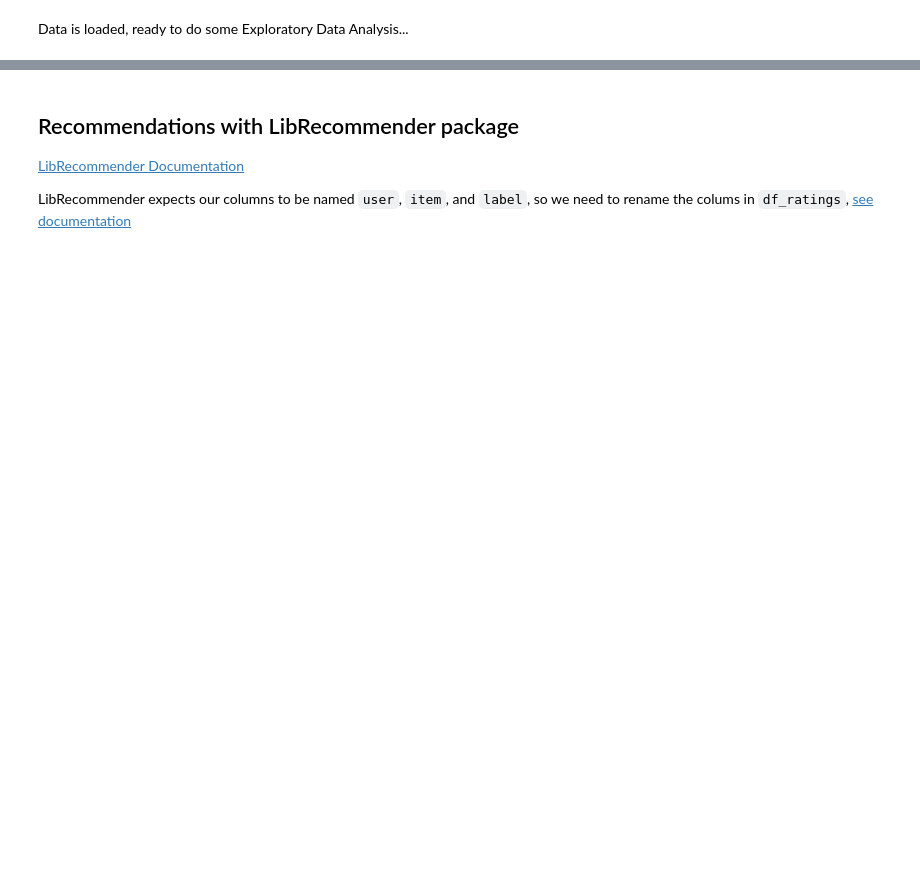
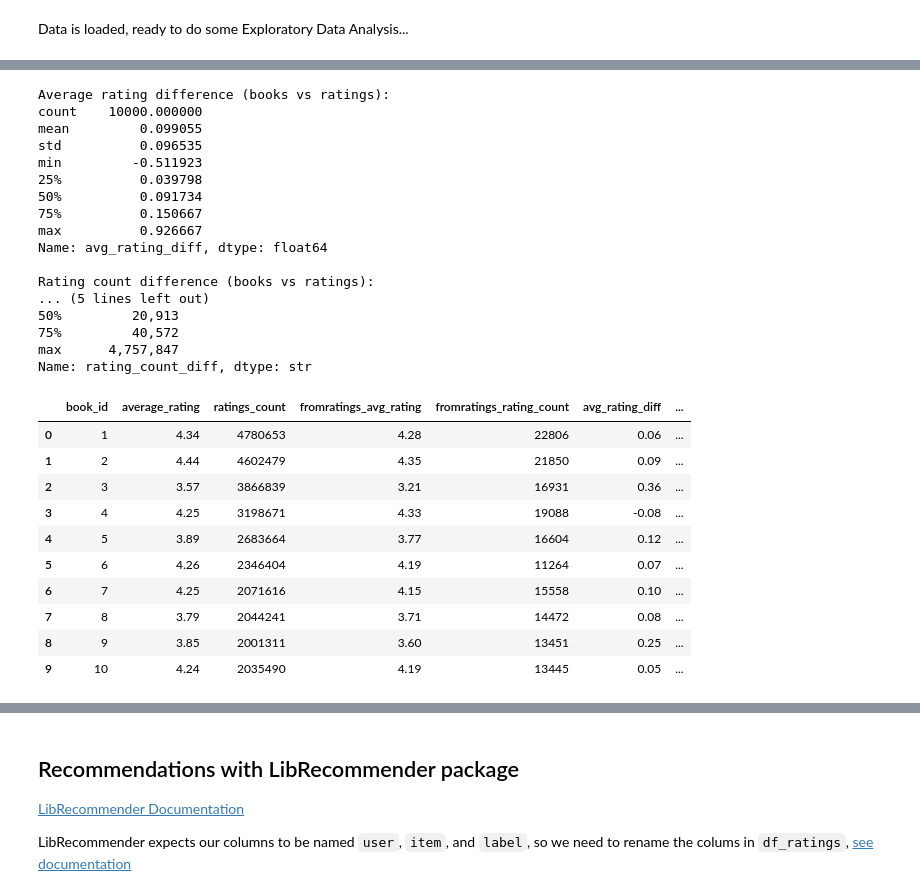
Before and after one commit to nextwit-martonhorvath/abs-dsmarketing, a Jupyter notebook: notebook.ipynb, the cells around one changed output, grey strips where cells are left out. Saved outputs shown, nothing was run; the diff lists cells and outputs as text; code cells hidden in the pictures; blank space fills up the shorter version.

```diff
--- a/notebook.ipynb
+++ b/notebook.ipynb
@@ -29,0 +156,56 @@ Data is loaded, ready to do some Exploratory Data Analysis...
+# %%
+# Compare rating counts and average rating in books vs ratings dataframe
+
+# Calculate actual average rating and count from df_ratings
+ratings_summary = df_ratings.groupby("book_id")["rating"].agg(
+    fromratings_avg_rating="mean",
+    fromratings_rating_count="count"
+).reset_index()
+
+# Merge with books dataframe
+comparison_ratings = df_books[["book_id", "average_rating", "ratings_count"]].merge(
+    ratings_summary, on="book_id", how="left"
+)
+
+comparison_ratings["avg_rating_diff"] = comparison_ratings["average_rating"] - comparison_ratings["fromratings_avg_rating"]
+comparison_ratings["rating_count_diff"] = comparison_ratings["ratings_count"] - comparison_ratings["fromratings_rating_count"]
+
+print("Average rating difference (books vs ratings):")
+print(comparison_ratings["avg_rating_diff"].describe())
+print("\nRating count difference (books vs ratings):")
+print(comparison_ratings["rating_count_diff"].describe().apply("{:,.0f}".format))
+
+comparison_ratings.head(10).style.format({
+    "average_rating": "{:.2f}",
+    "fromratings_avg_rating": "{:.2f}",
+    "avg_rating_diff": "{:.2f}",
+})
+# %% [output]
+Average rating difference (books vs ratings):
+count    10000.000000
+mean         0.099055
+std          0.096535
+min         -0.511923
+25%          0.039798
+50%          0.091734
+75%          0.150667
+max          0.926667
+Name: avg_rating_diff, dtype: float64
+
+Rating count difference (books vs ratings):
+... (5 lines left out)
+50%         20,913
+75%         40,572
+max      4,757,847
+Name: rating_count_diff, dtype: str
+|  | book_id | average_rating | ratings_count | fromratings_avg_rating | fromratings_rating_count | avg_rating_diff | ... |
+| 0 | 1 | 4.34 | 4780653 | 4.28 | 22806 | 0.06 | ... |
+| 1 | 2 | 4.44 | 4602479 | 4.35 | 21850 | 0.09 | ... |
+| 2 | 3 | 3.57 | 3866839 | 3.21 | 16931 | 0.36 | ... |
+| 3 | 4 | 4.25 | 3198671 | 4.33 | 19088 | -0.08 | ... |
+| 4 | 5 | 3.89 | 2683664 | 3.77 | 16604 | 0.12 | ... |
+| 5 | 6 | 4.26 | 2346404 | 4.19 | 11264 | 0.07 | ... |
+| 6 | 7 | 4.25 | 2071616 | 4.15 | 15558 | 0.10 | ... |
+| 7 | 8 | 3.79 | 2044241 | 3.71 | 14472 | 0.08 | ... |
+| 8 | 9 | 3.85 | 2001311 | 3.60 | 13451 | 0.25 | ... |
+| 9 | 10 | 4.24 | 2035490 | 4.19 | 13445 | 0.05 | ... |
```
Also changed, not shown: parts of 19 cells of this notebook, 4 other files.
